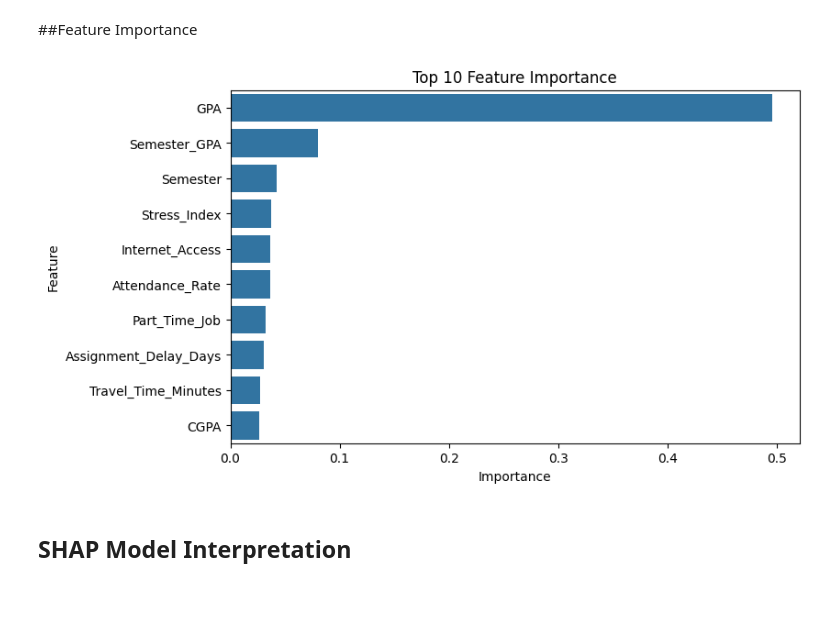
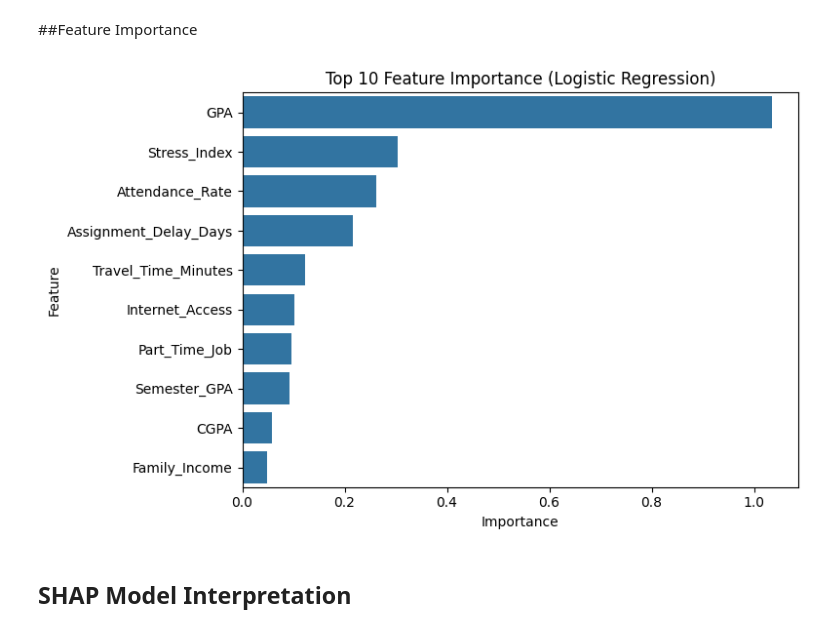
Before and after one commit to oscreamed/student-dropout-prediction, a Jupyter notebook: notebooks/Student_Dropout_Prediction.ipynb, the cells around one changed output. Saved outputs shown, nothing was run; the diff lists cells and outputs as text; code cells hidden in the pictures; blank space fills up the shorter version.

```diff
--- a/notebooks/Student_Dropout_Prediction.ipynb
+++ b/notebooks/Student_Dropout_Prediction.ipynb
@@ -576,32 +576,32 @@ plt.show()
 # %%
 import pandas as pd
 import seaborn as sns
-import numpy as np
+import matplotlib.pyplot as plt
 
 importance = pd.DataFrame({
-    "Feature":X.columns,
-    "Importance":best_xgb.feature_importances_
+    "Feature": X.columns,
+    "Importance": abs(best_lr.coef_[0])
 })
 
 importance = importance.sort_values(
     by="Importance",
     ascending=False
 ).head(10)
 
 plt.figure(figsize=(8,5))
 
 sns.barplot(
     data=importance,
     x="Importance",
     y="Feature"
 )
 
-plt.title("Top 10 Feature Importance")
-plt.savefig("feature_importance.png",dpi=300)
-
+plt.title("Top 10 Feature Importance (Logistic Regression)")
+plt.tight_layout()
+plt.savefig("feature_importance.png", dpi=300)
 plt.show()
 # %% [output]
-[figure, old version]
+[figure, new version]
 # %% [markdown]
 ## SHAP Model Interpretation
 # %%
```
Also changed, not shown: parts of 9 cells of this notebook, 11 other files.
